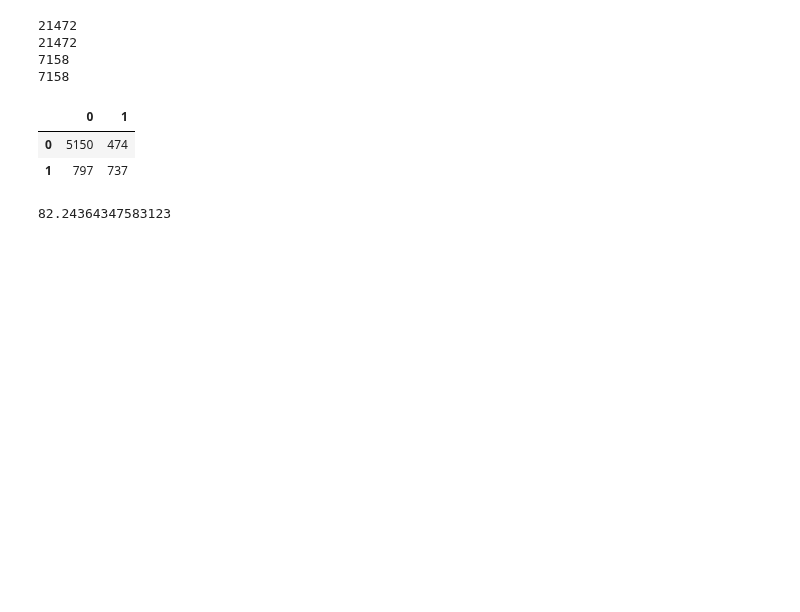
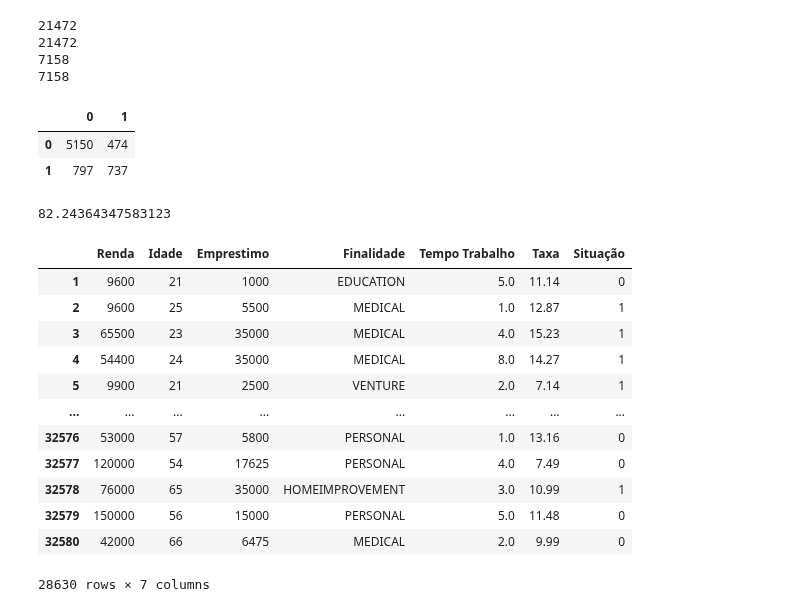
Before and after one commit to Rafaelcvo/projeto_bom_pagador, a Jupyter notebook: notebooks/paulo/PR_Projeto.ipynb, the cells around one changed output. Drawn from its saved outputs; the diff is of its cells as text; code cells hidden in the pictures; blank space fills up the shorter version.

```diff
--- a/notebooks/paulo/PR_Projeto.ipynb
+++ b/notebooks/paulo/PR_Projeto.ipynb
@@ -275,6 +275,6 @@ len(base)
 # %%
 base.rename(columns={'idade':'Idade', 'renda':'Renda', 'tempo_trabalho':'Tempo Trabalho','finalidade':'Finalidade', 'valor_emprestimo': 'Emprestimo', 'taxa':'Taxa', 'renda_emprestimo':'Renda Emp.', 'loan_status':'Situação'}, inplace=True)
 # %%
-df = base[['Renda','Idade', 'Emprestimo', 'Finalidade', 'Tempo Trabalho', 'Taxa', 'Renda Emp.', 'Situação']]
+df = base[['Renda','Idade', 'Emprestimo', 'Finalidade', 'Tempo Trabalho', 'Taxa', 'Situação']]
 # %%
 df['Taxa'] = round(df['Taxa'],2)
@@ -387,3 +393,19 @@ pd.DataFrame(matriz)
 precisao*100
 # %% [output]
 82.24364347583123
+# %%
+df
+# %% [output]
+|  | Renda | Idade | Emprestimo | Finalidade | Tempo Trabalho | Taxa | Situação |
+| 1 | 9600 | 21 | 1000 | EDUCATION | 5.0 | 11.14 | 0 |
+| 2 | 9600 | 25 | 5500 | MEDICAL | 1.0 | 12.87 | 1 |
+| 3 | 65500 | 23 | 35000 | MEDICAL | 4.0 | 15.23 | 1 |
+| 4 | 54400 | 24 | 35000 | MEDICAL | 8.0 | 14.27 | 1 |
+| 5 | 9900 | 21 | 2500 | VENTURE | 2.0 | 7.14 | 1 |
+| ... | ... | ... | ... | ... | ... | ... | ... |
+| 32576 | 53000 | 57 | 5800 | PERSONAL | 1.0 | 13.16 | 0 |
+| 32577 | 120000 | 54 | 17625 | PERSONAL | 4.0 | 7.49 | 0 |
+| 32578 | 76000 | 65 | 35000 | HOMEIMPROVEMENT | 3.0 | 10.99 | 1 |
+| 32579 | 150000 | 56 | 15000 | PERSONAL | 5.0 | 11.48 | 0 |
+| 32580 | 42000 | 66 | 6475 | MEDICAL | 2.0 | 9.99 | 0 |
+28630 rows × 7 columns
```
Also changed, not shown: parts of 1 cell of this notebook, 2 other files.
